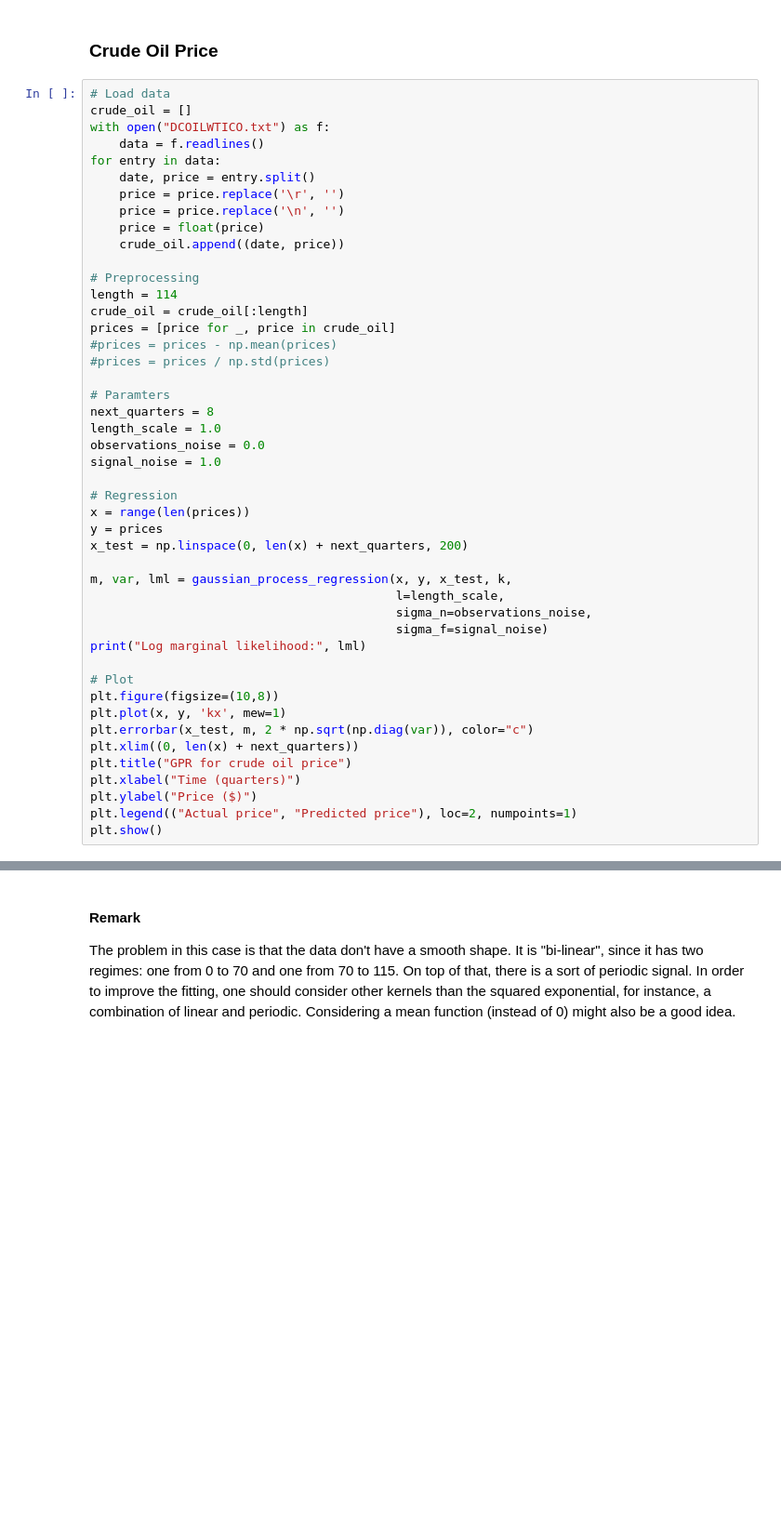
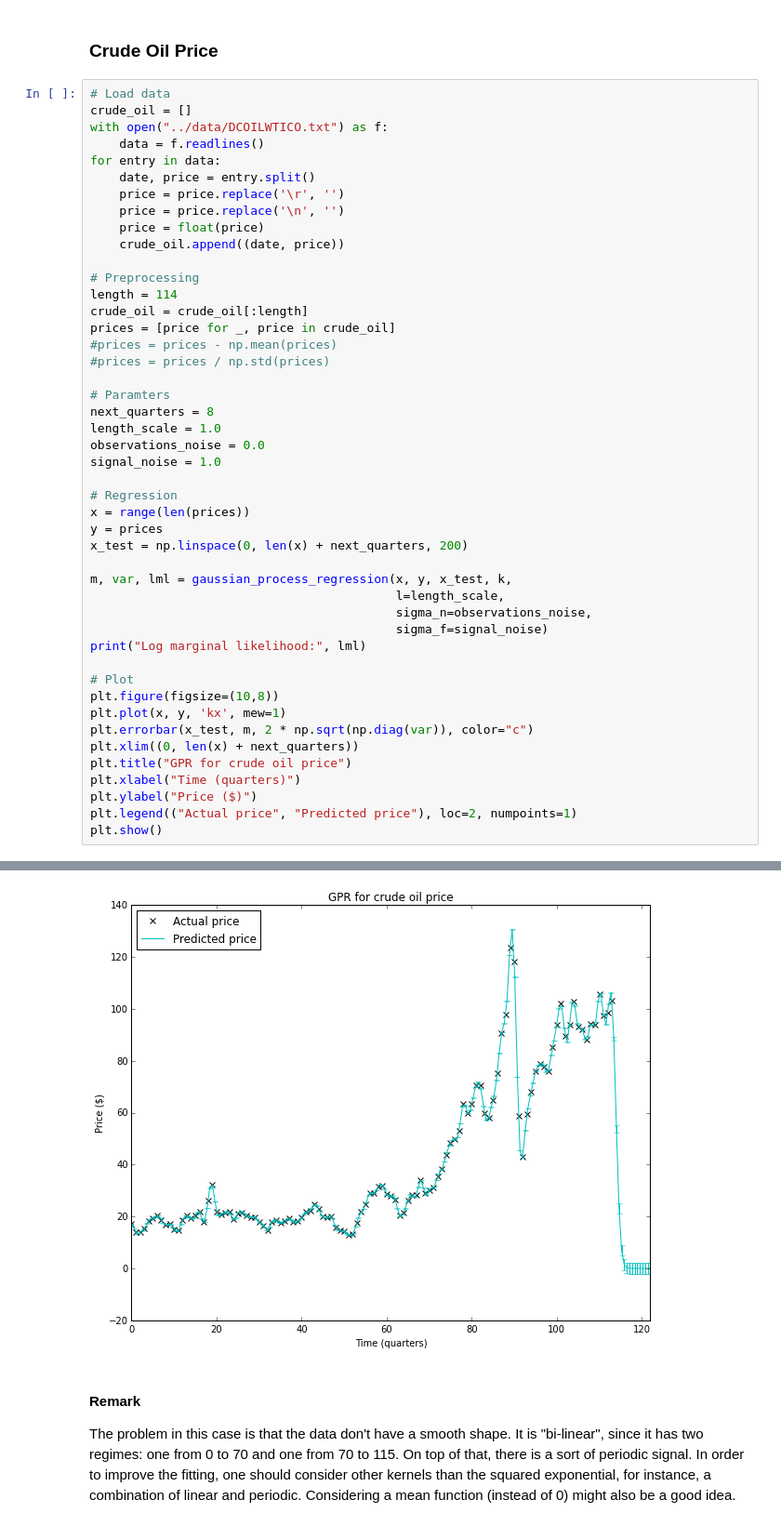
Before and after one commit to vicow/gaussian-process, a Jupyter notebook: notebooks/gpml-chapter-2.ipynb, the cells around one changed output, grey strips where cells are left out. Shown at 93% size. Drawn from its saved outputs; the diff is of its cells as text; blank space fills up the shorter version.

```diff
--- a/notebooks/gpml-chapter-2.ipynb
+++ b/notebooks/gpml-chapter-2.ipynb
@@ -175,7 +175,7 @@ def gaussian_process_regression(x, y, x_test, k, l=1.0, sigma_n=0.0, sigma_f=1.0
 # %%
 # Load data
 crude_oil = []
-with open("DCOILWTICO.txt") as f:
+with open("../data/DCOILWTICO.txt") as f:
     data = f.readlines()
 for entry in data:
     date, price = entry.split()
@@ -223,3 +223,4 @@ FileNotFoundError: [Errno 2] No such file or directory: 'DCOILWTICO.txt'
+[figure, added]
 # %% [markdown]
 #### Remark
 The problem in this case is that the data don't have a smooth shape. It is "bi-linear", since it has two regimes: one from 0 to 70 and one from 70 to 115. On top of that, there is a sort of periodic signal. In order to improve the fitting, one should consider other kernels than the squared exponential, for instance, a combination of linear and periodic. Considering a mean function (instead of 0) might also be a good idea.
```
Also changed, not shown: parts of 2 cells of this notebook.
